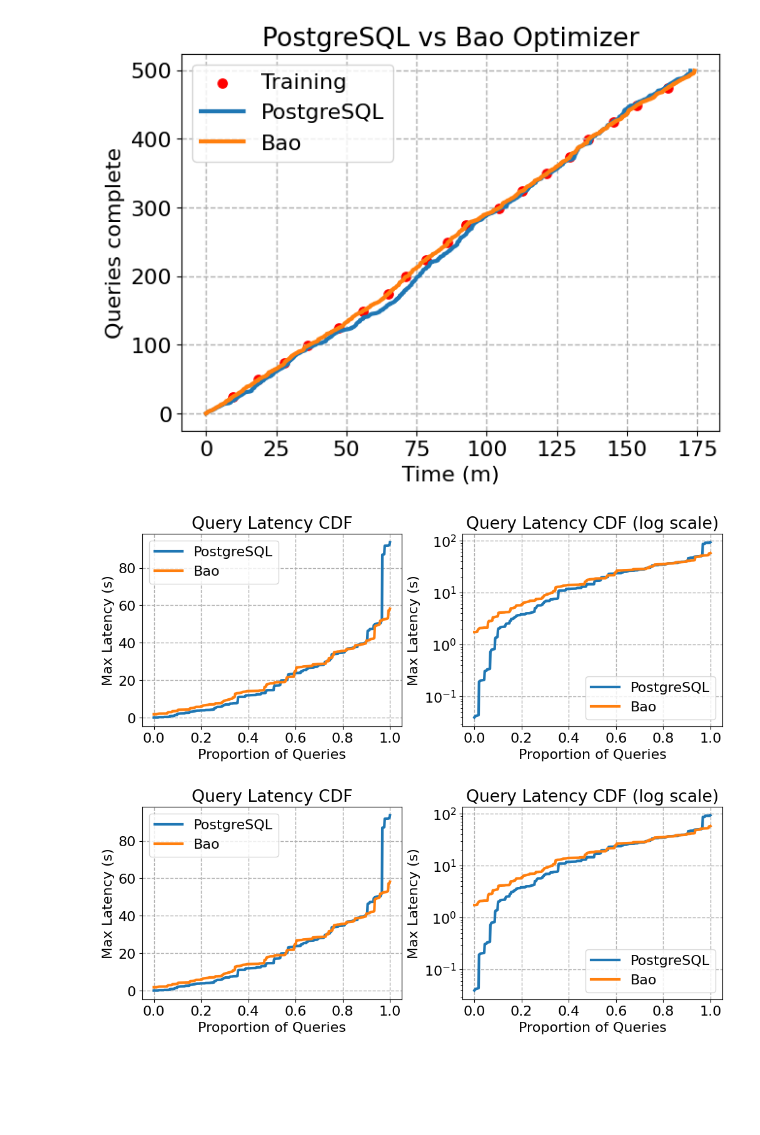
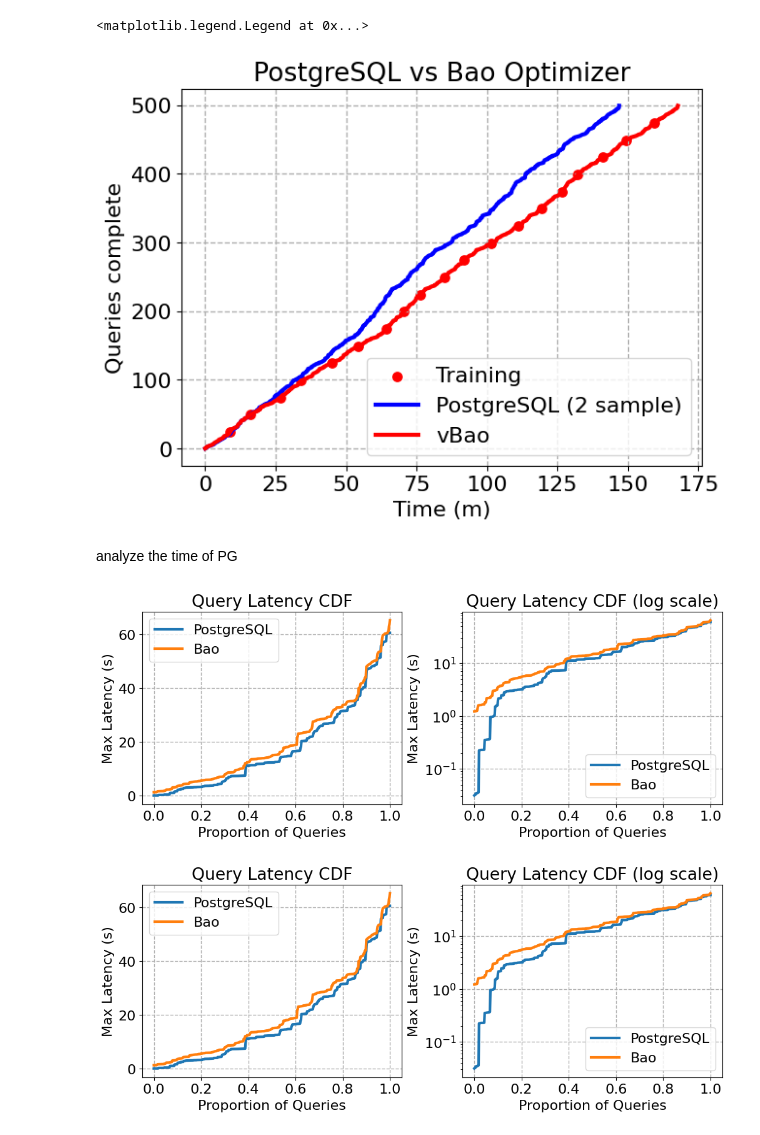
Before and after one commit to OscarC9912/vbao_optmizer4vdb, a Jupyter notebook: analyze_bao.ipynb, the cells around one changed output. Drawn from its saved outputs; the diff is of its cells as text; code cells hidden in the pictures; blank space fills up the shorter version.

```diff
--- a/analyze_bao.ipynb
+++ b/analyze_bao.ipynb
@@ -10,15 +10,36 @@ from collections import defaultdict
 plt.rcParams["font.size"] = 16
 SHOW_RG = False
 # %%
-with open("/home/zchenhj/workspace/vBao/experiment_result/vec_imdb_result/pg_run.txt") as f:
+with open("/home/zchenhj/workspace/vBao/vec_imdb_refined_costmodel/pg_run.txt") as f:
     data = f.read().split("\n")[2:]
 data = [x.split(" ") for x in data if len(x) > 1 and (x[0] in string.digits or x[0] == "x")]
+
+with open("/home/zchenhj/workspace/vBao/experiment_result/vec_imdb_baseline_refine/pg_run.txt") as ff:
+    data2 = ff.read().split("\n")[2:]
+data2 = [x.split(" ") for x in data2 if len(x) > 1 and (x[0] in string.digits or x[0] == "x")]
 
 data = [(x[0], x[1], float(x[2]), x[3], float(x[4])) for x in data]
 pg_data = data
 pg_times = np.array([x[2] for x in pg_data])
 pg_times -= np.min(pg_times)
 pg_times /= 60
+
+data2 = [(x[0], x[1], float(x[2]), x[3], float(x[4])) for x in data2]
+pg_data2 = data2
+pg_times2 = np.array([x[2] for x in pg_data2])
+pg_times2 -= np.min(pg_times2)
+pg_times2 /= 60
+
+
+# check all queries workloads are the same:
+for i in range(len(data)):
+    name1 = data[i][3].split("/")[-1]
+    name2 = data2[i][3].split("/")[-1]
+    assert name1 == name2
+
+final_pg_times = []
+for i in range(len(pg_times2)):
+    final_pg_times.append((pg_times2[i] + pg_times[i])/2)
 
 
 def read_bao_data(fp):
@@ -48,44 +69,38 @@ def read_bao_data(fp):
     training_times /= 60
     return bao_data, bao_times, training_times
 
-bao_data, bao_times, training_times = read_bao_data("/home/zchenhj/workspace/vBao/vec_imdb_baseline_refine/bao_run.txt")
+bao_data, bao_times, training_times = read_bao_data("/home/zchenhj/workspace/vBao/vec_imdb_refined_costmodel/bao_run.txt")
 if SHOW_RG:
     bao_rb_data, bao_rb_times, training_rb_times = read_bao_data("bao_with_regblock.txt")
 # %%
 queries_complete = np.arange(0, len(pg_times))
 
 fig, ax = plt.subplots(1, 1, constrained_layout=True)
 
 
 train_y = []
 train_rb_y = []
 for tt in training_times:
     idx = np.searchsorted(bao_times, tt)
     train_y.append(idx)
 
-if SHOW_RG:
-    for tt in training_rb_times:
-        idx = np.searchsorted(bao_rb_times, tt)
-        train_rb_y.append(idx)
 
 plt.scatter(training_times, train_y, s=45, color="red", label="Training")
 
-ax.plot(pg_times, queries_complete, label="PostgreSQL", lw=3)
-ax.plot(bao_times, queries_complete, label="Bao", lw=3)
-
-if SHOW_RG:
-    plt.scatter(training_rb_times, train_rb_y, s=45, color="red")
-    ax.plot(bao_rb_times, queries_complete, label="Bao (w/ exploration)", lw=3)
+ax.plot(pg_times, queries_complete, label="PostgreSQL (2 sample)", lw=3, color='blue')
+ax.plot(bao_times, queries_complete, label="vBao", lw=3, color='r')
 
 ax.set_xlabel("Time (m)")
 ax.set_ylabel("Queries complete")
 ax.set_title("PostgreSQL vs Bao Optimizer")
 
 ax.grid(linestyle="--", linewidth=1)
 ax.legend()
-fig.savefig("queries_vs_time.svg")
 # %% [output]
+<matplotlib.legend.Legend at 0x...>
-[figure, old version]
+[figure, new version]
+# %% [markdown]
+analyze the time of PG
 # %%
 all_pg_times = sorted([x[4] for x in pg_data])
 all_bao_times = sorted([x[4] for x in bao_data])
@@ -126,5 +141,5 @@ ax.legend()
 ax.set_yscale("log")
 fig
 # %% [output]
-[figure, old version]
+[figure, new version]
-[figure, old version]
+[figure, new version]
```
Also changed, not shown: parts of 24 cells of this notebook, 18 other files.
